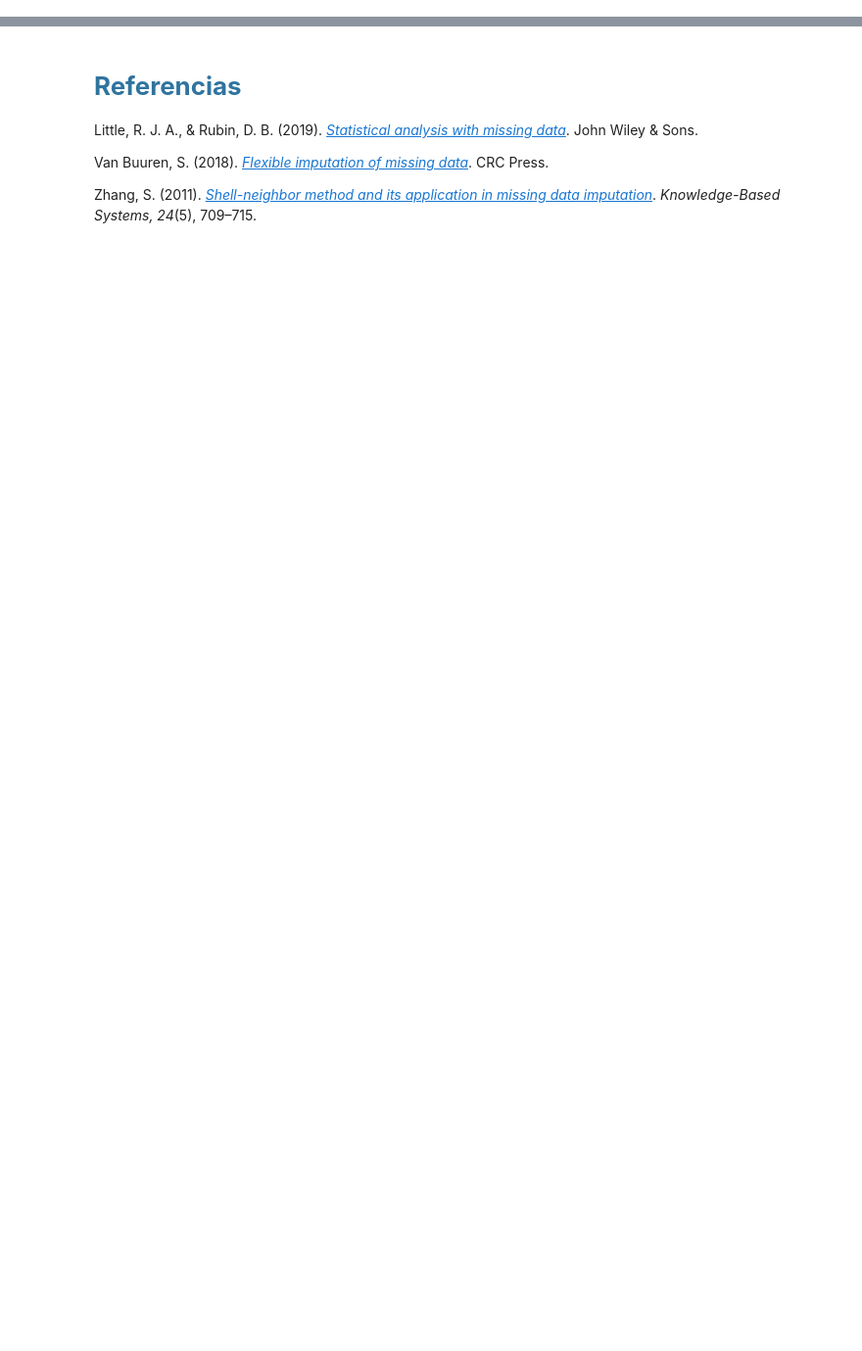
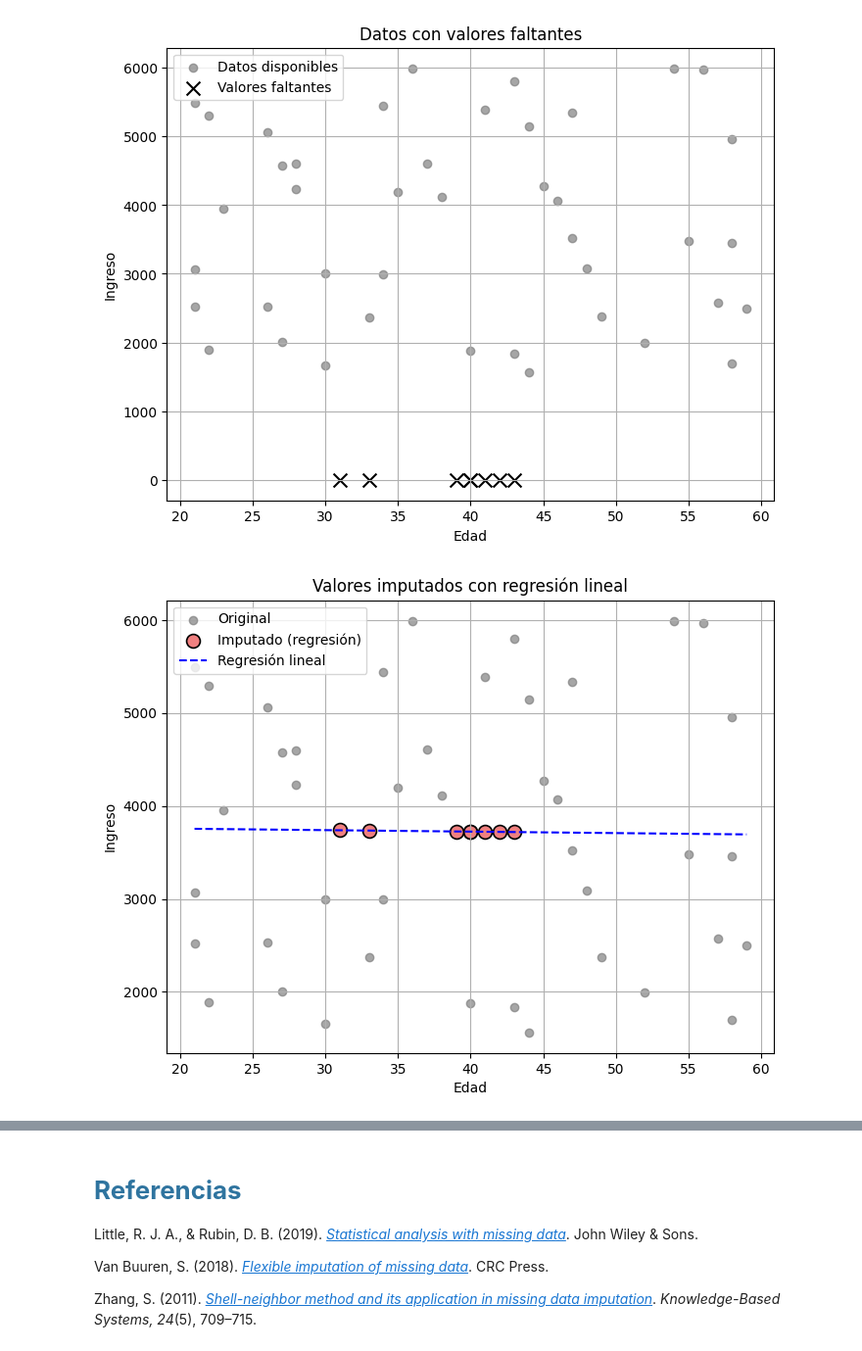
Before and after one commit to mariabda2/intro_data_2026, a Jupyter notebook: FCD_U4_1_imputacion.ipynb, the cells around one changed output, grey strips where cells are left out. Shown at 98% size. Cells and saved outputs as stored; diff of their text form; code cells hidden in the pictures; blank space fills up the shorter version.

```diff
--- a/FCD_U4_1_imputacion.ipynb
+++ b/FCD_U4_1_imputacion.ipynb
@@ -161,0 +336,77 @@ La imputación no consiste únicamente en “rellenar vacíos”, sino en **pres
+# %%
+import numpy as np
+import pandas as pd
+import matplotlib.pyplot as plt
+from sklearn.linear_model import LinearRegression
+
+# Dataset
+np.random.seed(42)
+n_samples = 50
+data = pd.DataFrame({
+    "Edad": np.random.randint(20, 60, size=n_samples),
+    "Ingreso": np.random.randint(1500, 6000, size=n_samples)
+})
+
+# Introducir valores faltantes
+data_missing = data.copy()
+missing_indices = np.random.choice(data.index, size=8, replace=False)
+data_missing.loc[missing_indices, "Ingreso"] = np.nan
+
+# Separar datos completos y faltantes
+mask_missing = data_missing["Ingreso"].isnull()
+X_train = data_missing.loc[~mask_missing, ["Edad"]]
+y_train = data_missing.loc[~mask_missing, "Ingreso"]
+
+X_missing = data_missing.loc[mask_missing, ["Edad"]]
+
+# regresión lineal
+reg = LinearRegression()
+reg.fit(X_train, y_train)
+
+# valores faltantes
+data_imputed = data_missing.copy()
+data_imputed.loc[mask_missing, "Ingreso"] = reg.predict(X_missing)
+
+#plt.figure(figsize=(8,6))
+plt.scatter(data_missing["Edad"], data_missing["Ingreso"],
+            color="gray", alpha=0.7, label="Datos disponibles")
+plt.scatter(data_missing.loc[mask_missing, "Edad"],
+            [0]*mask_missing.sum(),
+            marker="x", color="black", s=100, label="Valores faltantes")
+
+plt.xlabel("Edad")
+plt.ylabel("Ingreso")
+plt.title("Datos con valores faltantes")
+plt.legend()
+plt.grid(True)
+plt.show()
+
+#
+plt.figure(figsize=(8,6))
+plt.scatter(data_imputed.loc[~mask_missing, "Edad"],
+            data_imputed.loc[~mask_missing, "Ingreso"],
+            color="gray", alpha=0.7, label="Original")
+plt.scatter(data_imputed.loc[mask_missing, "Edad"],
+            data_imputed.loc[mask_missing, "Ingreso"],
+            color="lightcoral", edgecolors="black", linewidths=1.2,
+            s=100, label="Imputado (regresión)")
+x_line = np.linspace(data["Edad"].min(), data["Edad"].max(), 100).reshape(-1,1)
+y_line = reg.predict(x_line)
+plt.plot(x_line, y_line, color="blue", linestyle="--", label="Regresión lineal")
+
+plt.xlabel("Edad")
+plt.ylabel("Ingreso")
+plt.title("Valores imputados con regresión lineal")
+plt.legend()
+plt.grid(True)
+plt.show()
+
+# -------- Verificación --------
+print("Valores faltantes antes de imputar:")
+print(data_missing.isnull().sum())
+
+print("\nValores faltantes después de imputar:")
+print(data_imputed.isnull().sum())
+# %% [output]
+[figure, added]
+[figure, added]
```
Also changed, not shown: parts of 29 cells of this notebook, 5 other files.
